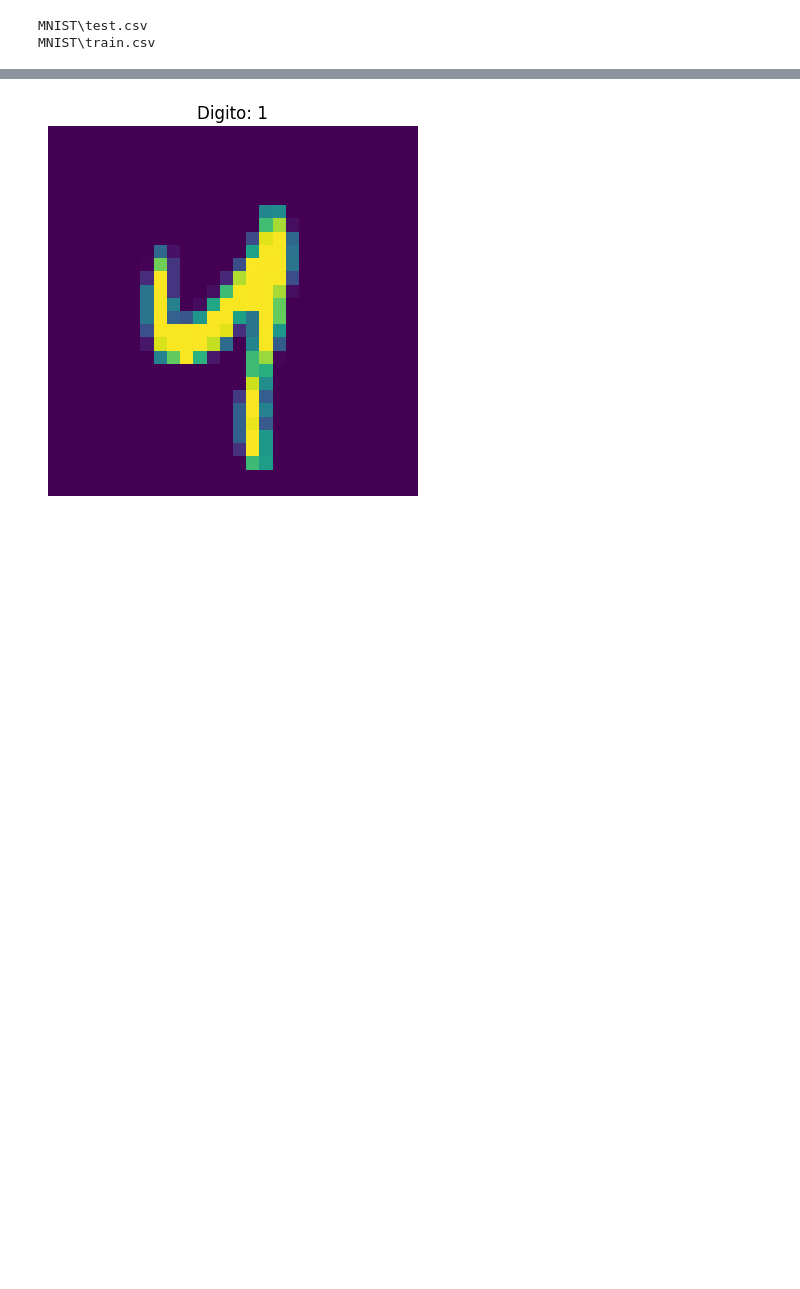
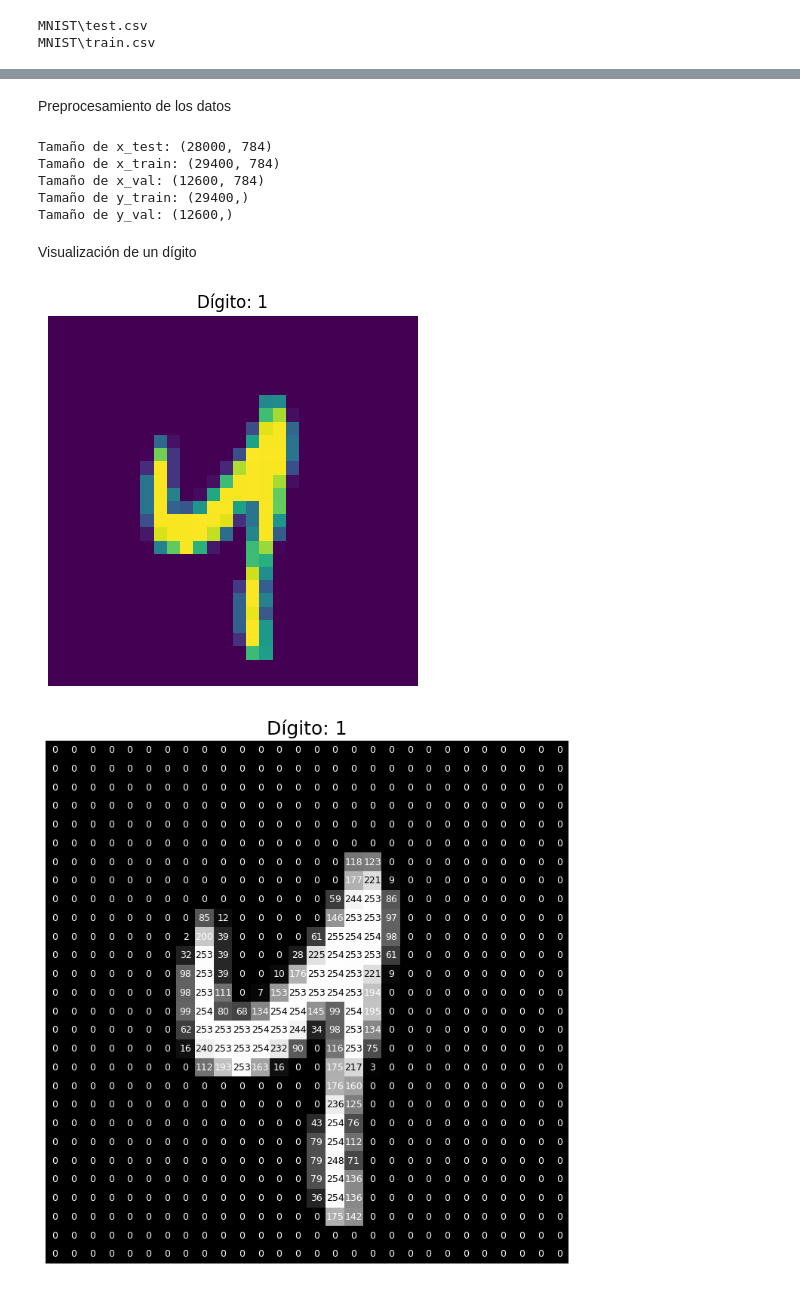
Before and after one commit to MallyMartinez/sem_IA2, a Jupyter notebook: Perceptron_Multicapa/mlp_mnist.ipynb, the cells around one changed output, grey strips where cells are left out. Drawn from its saved outputs; the diff is of its cells as text; code cells hidden in the pictures; blank space fills up the shorter version.

```diff
--- a/Perceptron_Multicapa/mlp_mnist.ipynb
+++ b/Perceptron_Multicapa/mlp_mnist.ipynb
@@ -64,8 +59,69 @@ x_train.shape, x_val.shape, y_train.shape, y_val.shape,
-# %%
-plt.imshow(x_train.to_numpy()[0].reshape(28,28))
-
-plt.title(f"Digito: {y_train[0]}")
-plt.axis("off")
-plt.show()
-# %% [output]
-[figure, removed]
+# %% [markdown]
+Preprocesamiento de los datos
+# %%
+# Separar las etiquetas de las imágenes
+x = df_train.drop(columns='label')
+y = df_train['label']
+
+# Normalizar los datos dividiendo por 255 (Asegúrate de hacer esto también para x_test)
+x = x / 255.0
+x_test = df_test / 255.0  # Aquí también falta normalizar x_test
+
+print("Tamaño de x_test:",x_test.shape)
+
+# Dividir el conjunto de entrenamiento en entrenamiento y validación
+x_train, x_val, y_train, y_val = train_test_split(x, y, test_size=0.3, random_state=42)
+
+# Mostrar el tamaño de los conjuntos
+print("Tamaño de x_train:", x_train.shape)
+print("Tamaño de x_val:", x_val.shape)
+print("Tamaño de y_train:", y_train.shape)
+print("Tamaño de y_val:", y_val.shape)
+# %% [output]
+Tamaño de x_test: (28000, 784)
+Tamaño de x_train: (29400, 784)
+Tamaño de x_val: (12600, 784)
+Tamaño de y_train: (29400,)
+Tamaño de y_val: (12600,)
+# %% [markdown]
+Visualización de un dígito
+# %%
+# Mostrar la imagen del primer dígito del conjunto de entrenamiento
+plt.imshow(x_train.to_numpy()[0].reshape(28,28))
+plt.title(f"Dígito: {y.iloc[0]}")  # Usamos la etiqueta original antes de la conversión a one-hot
+plt.axis("off")
+plt.show()
+
+# Obtener el primer dígito de x_train y su correspondiente etiqueta
+first_image = x_train.iloc[0].to_numpy().reshape(28, 28) * 255  # Se multiplica por 255 para volver a los valores originales
+first_label = y.iloc[0]  # Obtener la etiqueta original directamente del DataFrame antes del one-hot
+
+# Crear la figura con un tamaño mayor para mejor visualización
+plt.figure(figsize=(9, 9))
+plt.imshow(first_image, cmap='gray')  # Mostrar la imagen en escala de grises
+plt.title(f"Dígito: {first_label}", fontsize=18)
+plt.axis("off")
+
+# Añadir los valores de los píxeles en cada celda
+for i in range(28):
+    for j in range(28):
+        pixel_value = int(first_image[i, j])  # Convertir a entero
+        # Si el píxel es muy claro (cercano a blanco), usar texto negro, sino usar texto blanco
+        text_color = 'black' if pixel_value > 200 else 'white'
+        plt.text(j, i, str(pixel_value), ha='center', va='center', color=text_color,
+                 fontsize=9, bbox=dict(facecolor='none', edgecolor='none'))
+
+plt.show()
+
+# Mostrar un histograma de los valores de los píxeles
+plt.figure(figsize=(6, 4))
+# Reducimos los bins para aumentar el grosor de las barras
+plt.hist(first_image.flatten(), bins=10, color='brown', alpha=1.0)
+plt.title(f"Histograma de los valores de los píxeles (Dígito: {first_label})")
+plt.xlabel('Valor del píxel')
+plt.ylabel('Frecuencia')
+plt.xticks(np.arange(0, 256, 25))
+plt.show()
+# %% [output]
+[figure, added]
+[figure, added]
```
Also changed, not shown: parts of 21 cells of this notebook.
